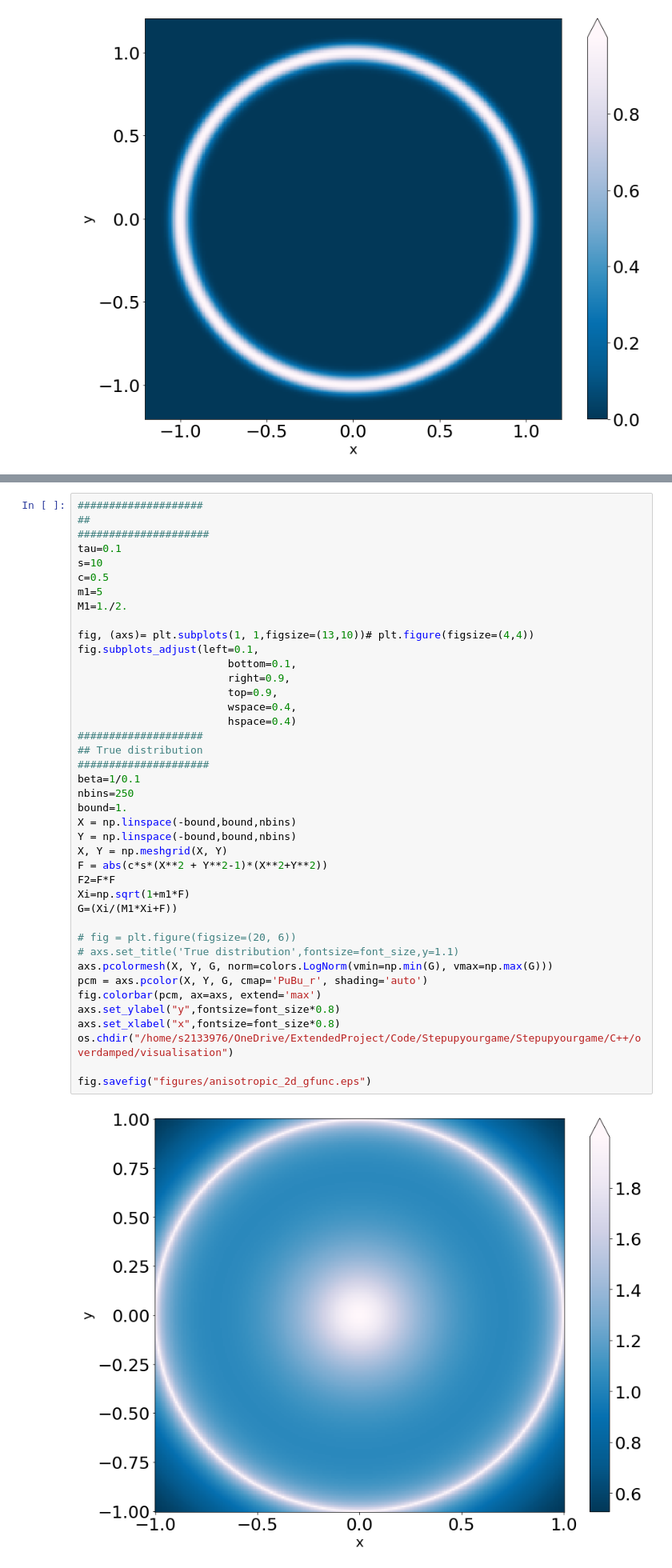
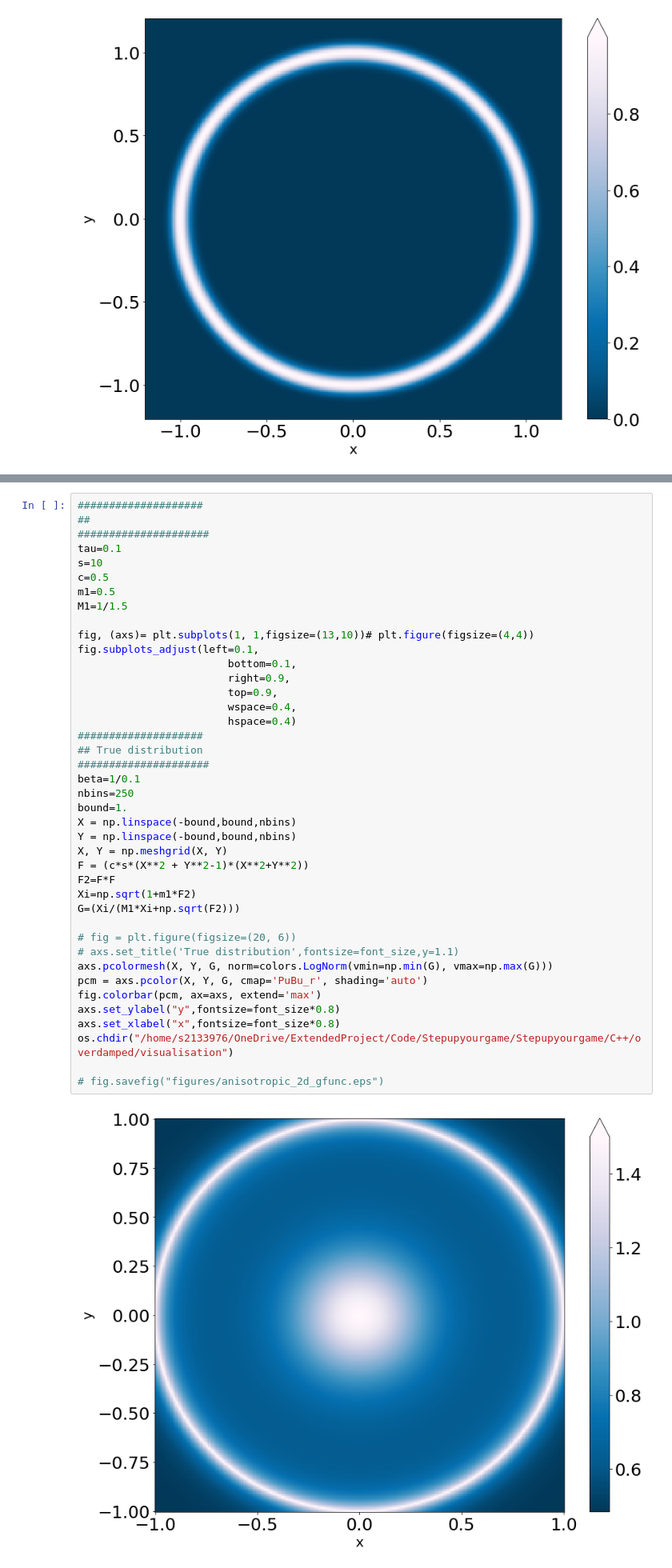
Before and after one commit to alixsleroy/Stepupyourgame, a Jupyter notebook: eddie/visualisations/plot_accuracy_2d.ipynb, the cells around one changed output, grey strips where cells are left out. Shown at 80% size. Drawn from its saved outputs; the diff is of its cells as text.

Commit message:
work on anisotropic 2 d

```diff
--- a/eddie/visualisations/plot_accuracy_2d.ipynb
+++ b/eddie/visualisations/plot_accuracy_2d.ipynb
@@ -107,39 +243,39 @@ fig.savefig("figures/anisotropic_2d_plot.eps")
 tau=0.1
 s=10
 c=0.5
-m1=5
-M1=1./2.
+m1=0.5
+M1=1/1.5
 
 fig, (axs)= plt.subplots(1, 1,figsize=(13,10))# plt.figure(figsize=(4,4))
 fig.subplots_adjust(left=0.1,
                         bottom=0.1,
                         right=0.9,
                         top=0.9,
                         wspace=0.4,
                         hspace=0.4)
 ####################
 ## True distribution
 #####################
 beta=1/0.1
 nbins=250
 bound=1.
 X = np.linspace(-bound,bound,nbins)
 Y = np.linspace(-bound,bound,nbins)
 X, Y = np.meshgrid(X, Y)
-F = abs(c*s*(X**2 + Y**2-1)*(X**2+Y**2))
+F = (c*s*(X**2 + Y**2-1)*(X**2+Y**2))
 F2=F*F
-Xi=np.sqrt(1+m1*F)
-G=(Xi/(M1*Xi+F))
+Xi=np.sqrt(1+m1*F2)
+G=(Xi/(M1*Xi+np.sqrt(F2)))
 
 # fig = plt.figure(figsize=(20, 6))
 # axs.set_title('True distribution',fontsize=font_size,y=1.1)
 axs.pcolormesh(X, Y, G, norm=colors.LogNorm(vmin=np.min(G), vmax=np.max(G)))
 pcm = axs.pcolor(X, Y, G, cmap='PuBu_r', shading='auto')
 fig.colorbar(pcm, ax=axs, extend='max')
 axs.set_ylabel("y",fontsize=font_size*0.8)
 axs.set_xlabel("x",fontsize=font_size*0.8)
 os.chdir("/home/s2133976/OneDrive/ExtendedProject/Code/Stepupyourgame/Stepupyourgame/C++/overdamped/visualisation")
 
-fig.savefig("figures/anisotropic_2d_gfunc.eps")
+# fig.savefig("figures/anisotropic_2d_gfunc.eps")
 # %% [output]
-[figure, old version]
+[figure, new version]
```
Also changed, not shown: parts of 14 cells of this notebook, 6 other files.
